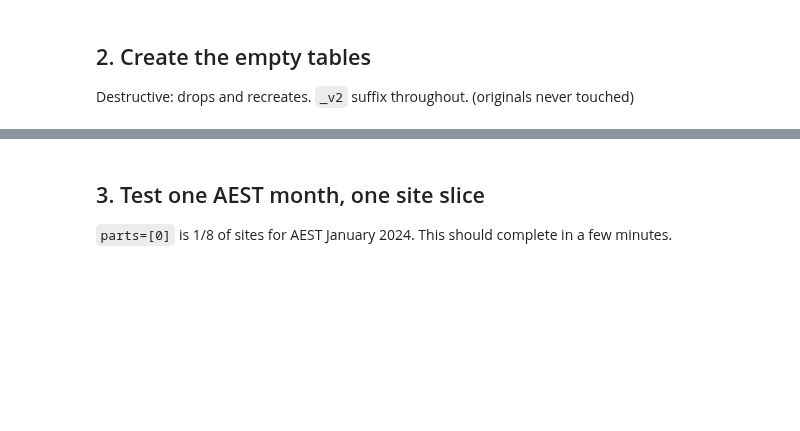
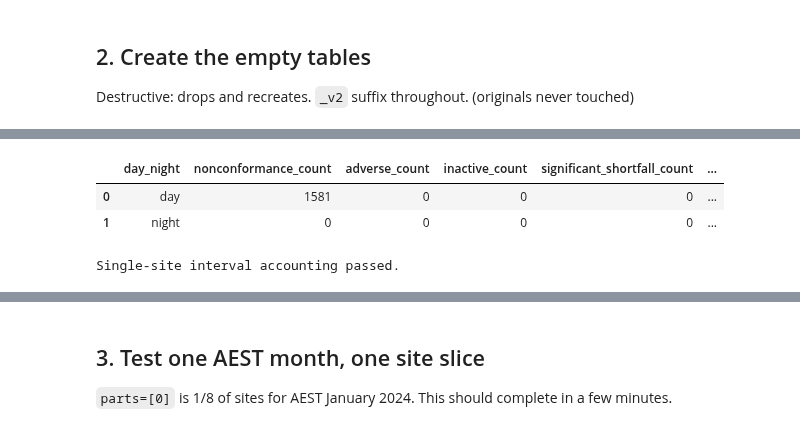
Before and after one commit to UNSW-CEEM/CICCADA, a Jupyter notebook: bms_sa_review/data_calc_write/stage2_conformance/02_run_stage2_conformance.ipynb, the cells around one changed output, grey strips where cells are left out. Saved outputs shown, nothing was run; the diff lists cells and outputs as text; code cells hidden in the pictures; blank space fills up the shorter version.

```diff
--- a/bms_sa_review/data_calc_write/stage2_conformance/02_run_stage2_conformance.ipynb
+++ b/bms_sa_review/data_calc_write/stage2_conformance/02_run_stage2_conformance.ipynb
@@ -271,0 +378,75 @@ Created empty conformance_voltwattghi_v2
+# %%
+
+site_test = aq(f"""
+    SELECT
+        day_night,
+
+        sum(nonconformance_voltvar_count)
+            AS nonconformance_count,
+
+        sum(Q_adverse_count)
+            AS adverse_count,
+
+        sum(Q_inactive_count)
+            AS inactive_count,
+
+        sum(Q_significant_shortfall_count)
+            AS significant_shortfall_count,
+
+        sum(Q_near_conformant_count)
+            AS near_conformant_count,
+
+        sum(Q_major_surplus_count)
+            AS major_surplus_count,
+
+        sum(exposed_count)
+            AS exposed_count,
+
+        sum(low_power_exposed_count)
+            AS low_power_exposed_count,
+
+        sum(low_power_count)
+            AS low_power_count,
+
+        sum(total_count)
+            AS assessable_count,
+
+        sum(all_intervals_count)
+            AS all_intervals_count
+
+    FROM {vv.TARGET}
+
+    WHERE site_id = {TEST_SITE}
+      AND year = {TEST_YEAR}
+      AND month = {TEST_MONTH}
+
+    GROUP BY day_night
+    ORDER BY day_night
+""", database=DB)
+
+site_test
+# %% [output]
+|  | day_night | nonconformance_count | adverse_count | inactive_count | significant_shortfall_count | ... |
+| 0 | day | 1581 | 0 | 0 | 0 | ... |
+| 1 | night | 0 | 0 | 0 | 0 | ... |
+# %%
+
+assert (
+    site_test["assessable_count"]
+    + site_test["low_power_count"]
+    == site_test["all_intervals_count"]
+).all(), "Assessable plus low-power intervals do not equal all intervals"
+
+assert (
+    site_test["low_power_exposed_count"]
+    <= site_test["low_power_count"]
+).all(), "Low-power exposed count exceeds low-power count"
+
+assert (
+    site_test["low_power_exposed_count"]
+    <= site_test["exposed_count"]
+).all(), "Low-power exposed count exceeds exposed count"
+
+print("Single-site interval accounting passed.")
+# %% [output]
+Single-site interval accounting passed.
```
Also changed, not shown: parts of 29 cells of this notebook, 3 other files.
